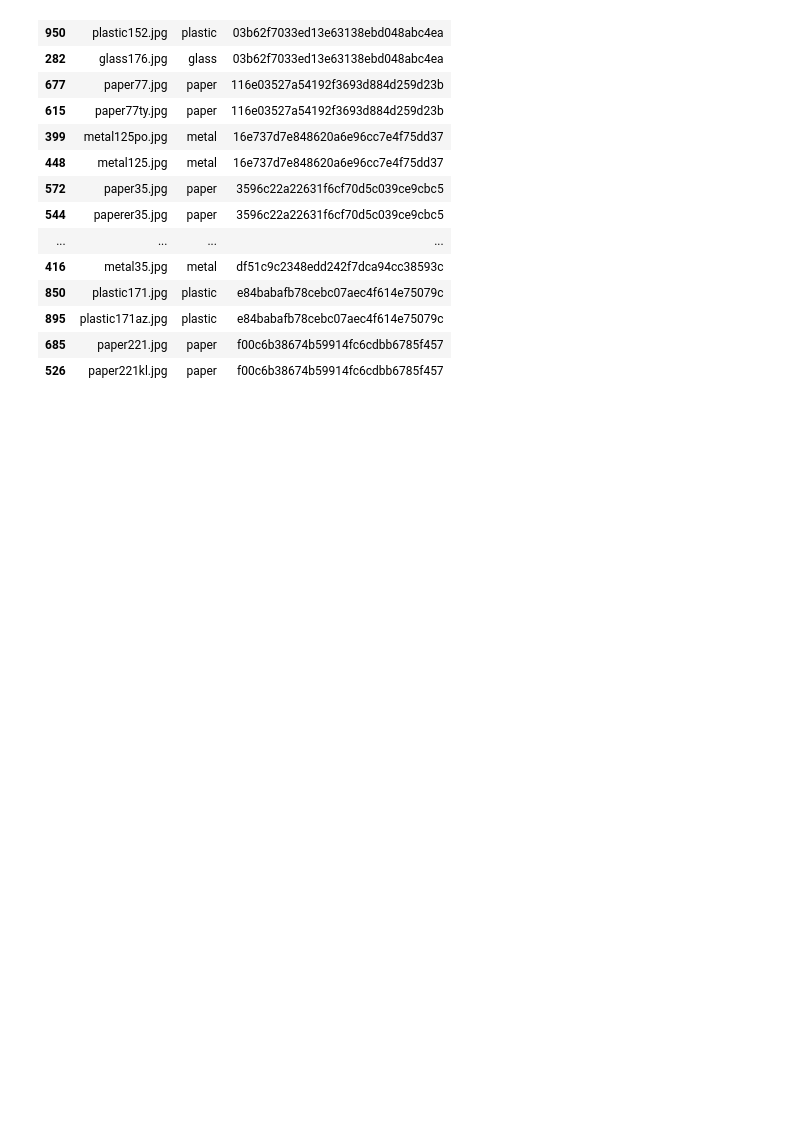
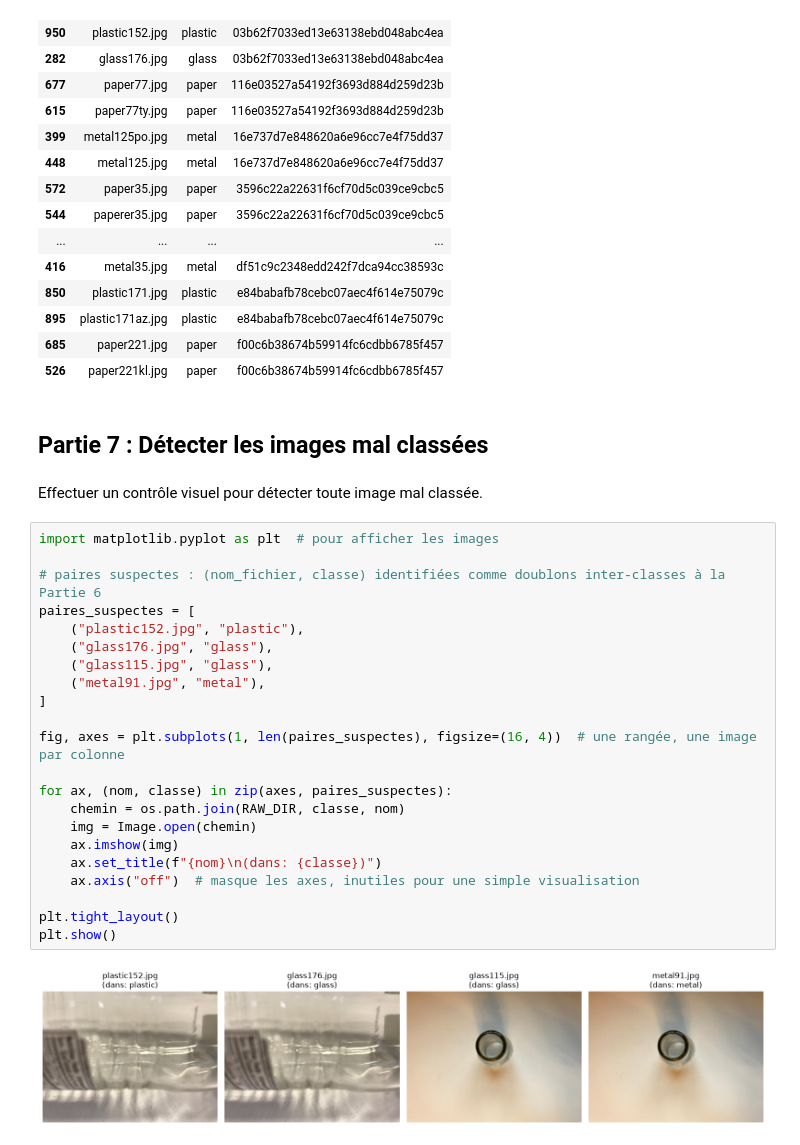
Before and after one commit to Fattimm/atelier_prepa_donnees_images, a Jupyter notebook: notebooks/atelier_prepa_donnees_images.ipynb, the cells around one changed output. Drawn from its saved outputs; the diff is of its cells as text; blank space fills up the shorter version.

Commit message:
Partie 7: controle visuel des doublons inter-classes - 2 images mal classees identifiees

```diff
--- a/notebooks/atelier_prepa_donnees_images.ipynb
+++ b/notebooks/atelier_prepa_donnees_images.ipynb
@@ -337,3 +337,31 @@ Nombre d'images impliquées dans un doublon : 28
 | 895 | plastic171az.jpg | plastic | e84babafb78cebc07aec4f614e75079c |
 | 685 | paper221.jpg | paper | f00c6b38674b59914fc6cdbb6785f457 |
 | 526 | paper221kl.jpg | paper | f00c6b38674b59914fc6cdbb6785f457 |
+# %% [markdown]
+## Partie 7 : Détecter les images mal classées
+# %% [markdown]
+Effectuer un contrôle visuel pour détecter toute image mal classée.
+# %%
+import matplotlib.pyplot as plt  # pour afficher les images
+
+# paires suspectes : (nom_fichier, classe) identifiées comme doublons inter-classes à la Partie 6
+paires_suspectes = [
+    ("plastic152.jpg", "plastic"),
+    ("glass176.jpg", "glass"),
+    ("glass115.jpg", "glass"),
+    ("metal91.jpg", "metal"),
+]
+
+fig, axes = plt.subplots(1, len(paires_suspectes), figsize=(16, 4))  # une rangée, une image par colonne
+
+for ax, (nom, classe) in zip(axes, paires_suspectes):
+    chemin = os.path.join(RAW_DIR, classe, nom)
+    img = Image.open(chemin)
+    ax.imshow(img)
+    ax.set_title(f"{nom}\n(dans: {classe})")
+    ax.axis("off")  # masque les axes, inutiles pour une simple visualisation
+
+plt.tight_layout()
+plt.show()
+# %% [output]
+[figure, added]
```
Also changed, not shown: parts of 1 cell of this notebook.
